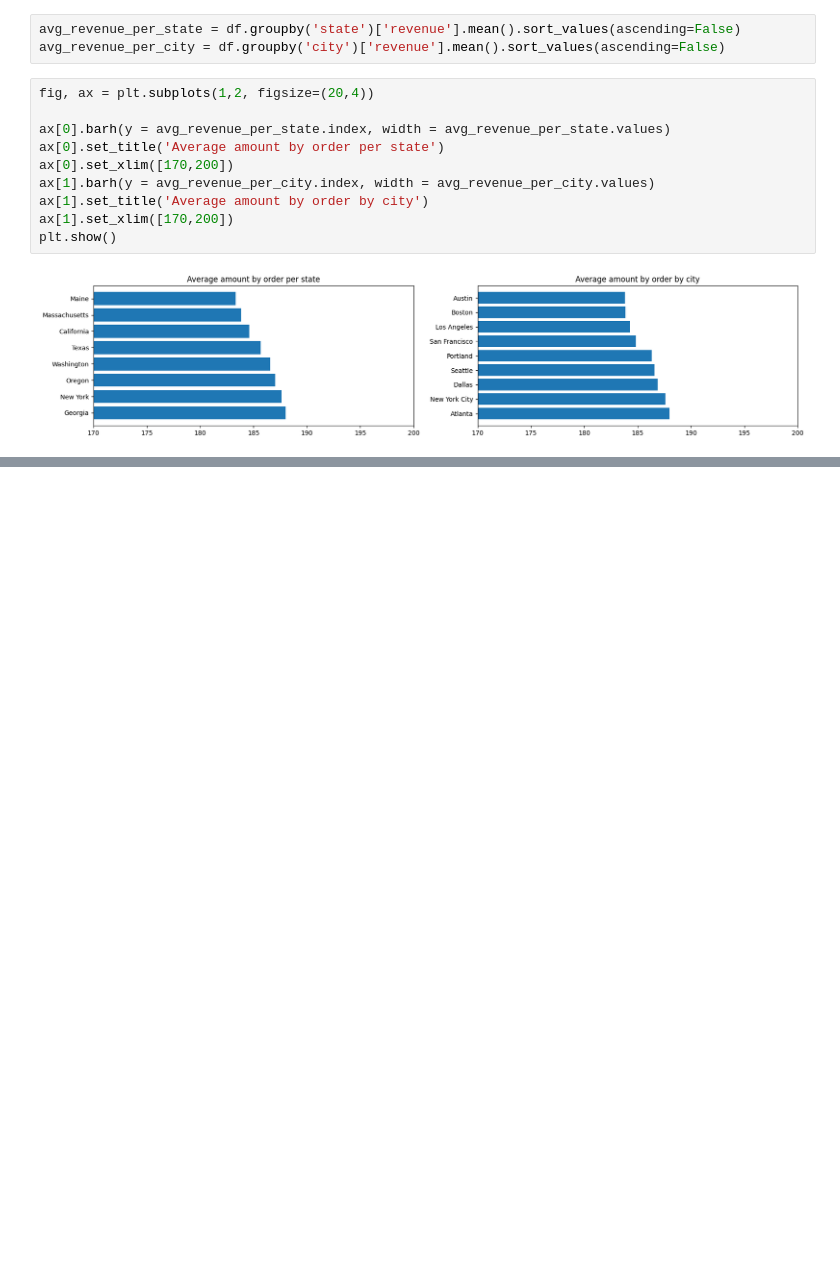
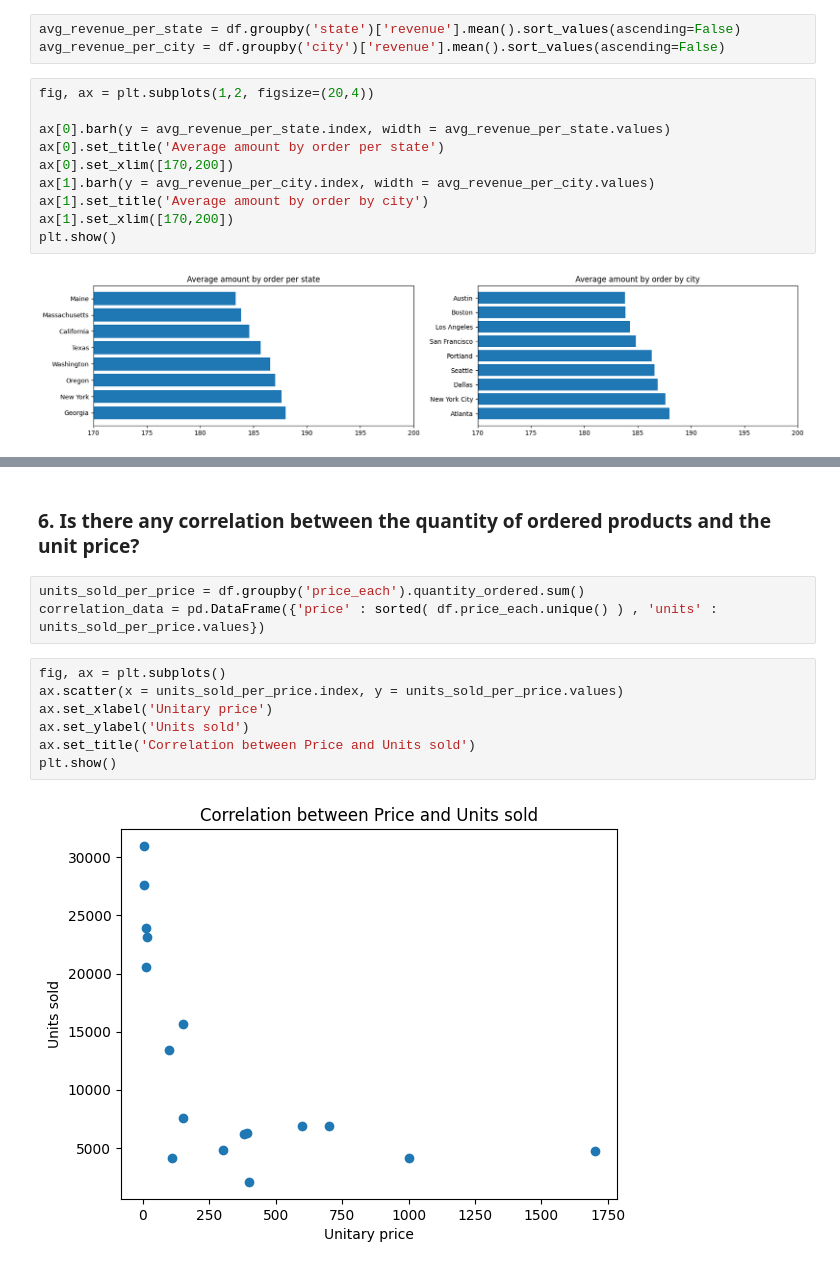
Before and after one commit to chusk2/january2024_data_challenge, a Jupyter notebook: EDA/EDA.ipynb, the cells around one changed output, grey strips where cells are left out. Drawn from its saved outputs; the diff is of its cells as text; blank space fills up the shorter version.

```diff
--- a/EDA/EDA.ipynb
+++ b/EDA/EDA.ipynb
@@ -361,0 +510,14 @@ plt.show()
+# %% [markdown]
+### 6. Is there any correlation between the quantity of ordered products and the unit price?
+# %%
+units_sold_per_price = df.groupby('price_each').quantity_ordered.sum()
+correlation_data = pd.DataFrame({'price' : sorted( df.price_each.unique() ) , 'units' : units_sold_per_price.values})
+# %%
+fig, ax = plt.subplots()
+ax.scatter(x = units_sold_per_price.index, y = units_sold_per_price.values)
+ax.set_xlabel('Unitary price')
+ax.set_ylabel('Units sold')
+ax.set_title('Correlation between Price and Units sold')
+plt.show()
+# %% [output]
+[figure, added]
```
Also changed, not shown: parts of 43 cells of this notebook, 1 other file.
